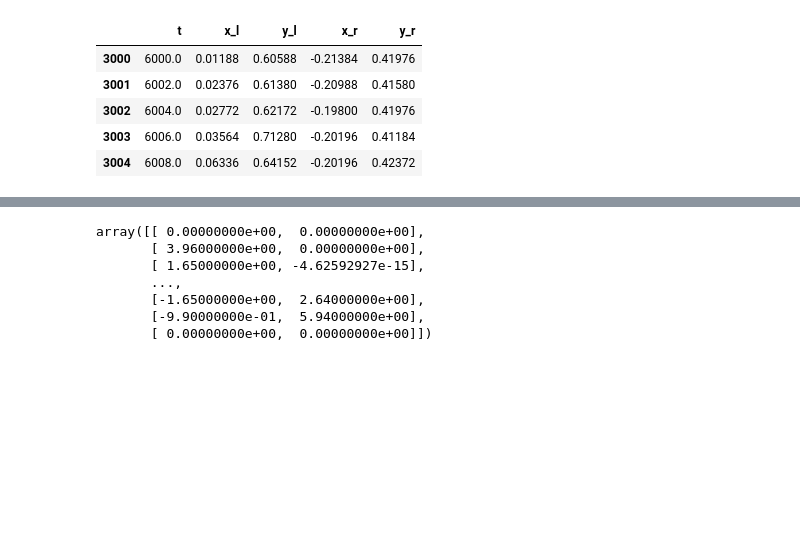
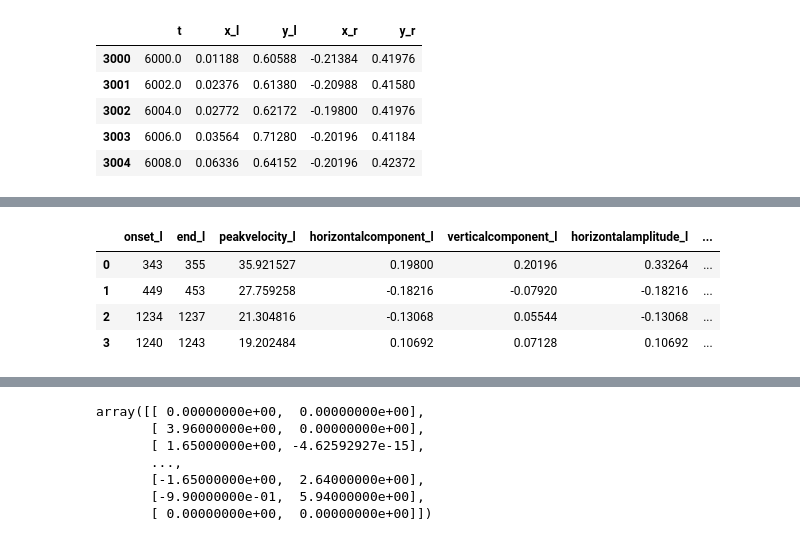
Before and after one commit to lschwetlick/EngbertMicrosaccadeToolbox, a Jupyter notebook: demo/demo.ipynb, the cells around one changed output, grey strips where cells are left out. Cells and saved outputs as stored; diff of their text form; code cells hidden in the pictures; blank space fills up the shorter version.

```diff
--- a/demo/demo.ipynb
+++ b/demo/demo.ipynb
@@ -56,0 +51,8 @@ array([ 0.  , -0.33])
+# %%
+bino
+# %% [output]
+|  | onset_l | end_l | peakvelocity_l | horizontalcomponent_l | verticalcomponent_l | horizontalamplitude_l | ... |
+| 0 | 343 | 355 | 35.921527 | 0.19800 | 0.20196 | 0.33264 | ... |
+| 1 | 449 | 453 | 27.759258 | -0.18216 | -0.07920 | -0.18216 | ... |
+| 2 | 1234 | 1237 | 21.304816 | -0.13068 | 0.05544 | -0.13068 | ... |
+| 3 | 1240 | 1243 | 19.202484 | 0.10692 | 0.07128 | 0.10692 | ... |
```
Also changed, not shown: parts of 12 cells of this notebook, 1 other file.
